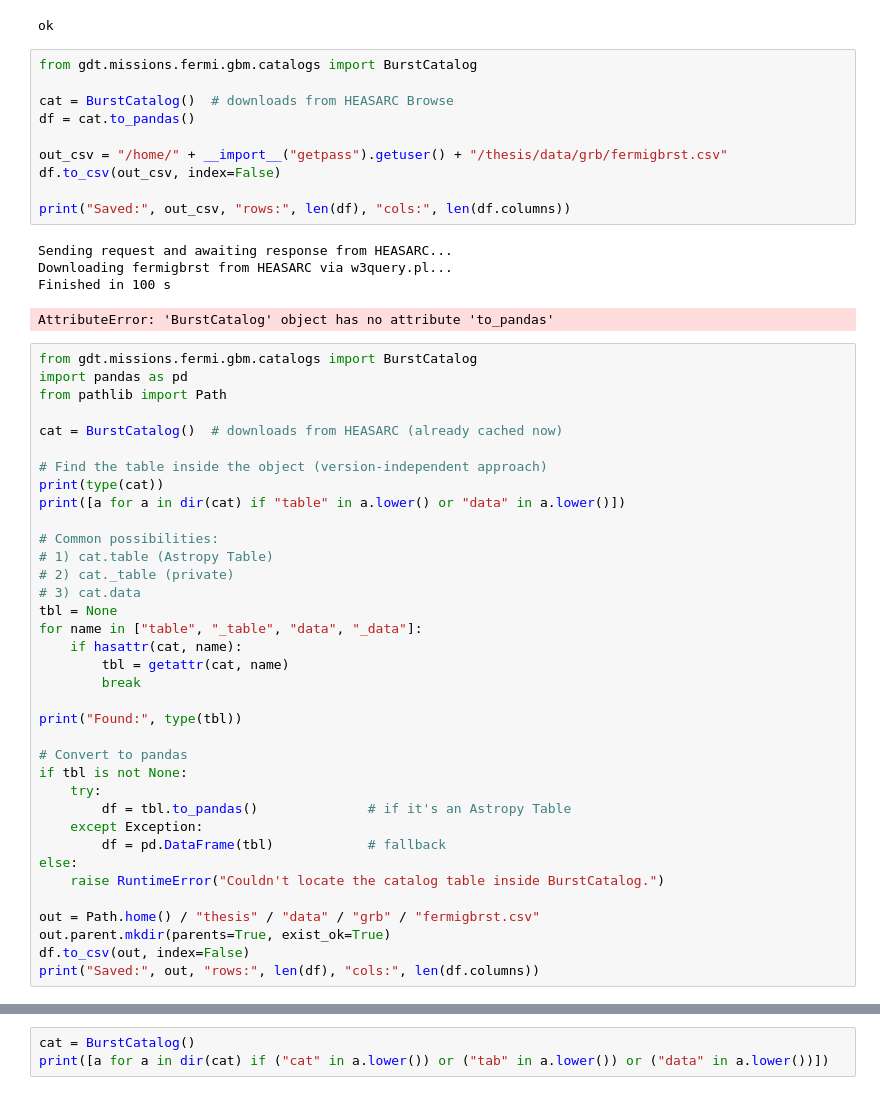
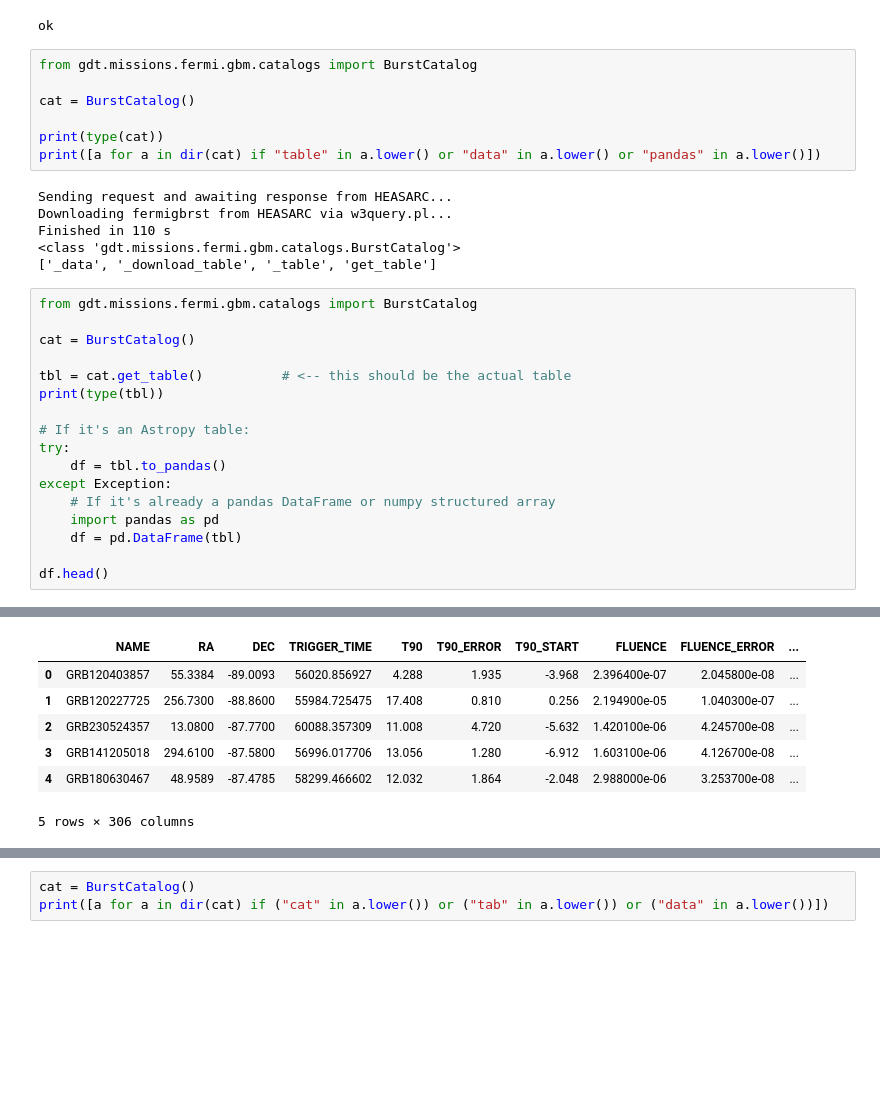
Before and after one commit to mirazxi/thesis-ams-grb-agn, a Jupyter notebook: Untitled.ipynb, the cells around one changed output, grey strips where cells are left out. Drawn from its saved outputs; the diff is of its cells as text; blank space fills up the shorter version.

```diff
--- a/Untitled.ipynb
+++ b/Untitled.ipynb
@@ -11,51 +11,31 @@ ok
 # %%
 from gdt.missions.fermi.gbm.catalogs import BurstCatalog
 
-cat = BurstCatalog()  # downloads from HEASARC Browse
-df = cat.to_pandas()
+cat = BurstCatalog()
 
-out_csv = "/home/" + __import__("getpass").getuser() + "/thesis/data/grb/fermigbrst.csv"
-df.to_csv(out_csv, index=False)
-
-print("Saved:", out_csv, "rows:", len(df), "cols:", len(df.columns))
+print(type(cat))
+print([a for a in dir(cat) if "table" in a.lower() or "data" in a.lower() or "pandas" in a.lower()])
 # %% [output]
 Sending request and awaiting response from HEASARC...
 Downloading fermigbrst from HEASARC via w3query.pl...
-Finished in 100 s
+Finished in 110 s
+<class 'gdt.missions.fermi.gbm.catalogs.BurstCatalog'>
+['_data', '_download_table', '_table', 'get_table']
-AttributeError: 'BurstCatalog' object has no attribute 'to_pandas'
 # %%
 from gdt.missions.fermi.gbm.catalogs import BurstCatalog
-import pandas as pd
-from pathlib import Path
 
-cat = BurstCatalog()  # downloads from HEASARC (already cached now)
+cat = BurstCatalog()
 
-# Find the table inside the object (version-independent approach)
-print(type(cat))
-print([a for a in dir(cat) if "table" in a.lower() or "data" in a.lower()])
+tbl = cat.get_table()          # <-- this should be the actual table
+print(type(tbl))
 
-# Common possibilities:
-# 1) cat.table (Astropy Table)
-# 2) cat._table (private)
-# 3) cat.data
-tbl = None
-for name in ["table", "_table", "data", "_data"]:
-    if hasattr(cat, name):
-        tbl = getattr(cat, name)
-        break
+# If it's an Astropy table:
+try:
+    df = tbl.to_pandas()
+except Exception:
+    # If it's already a pandas DataFrame or numpy structured array
+    import pandas as pd
+    df = pd.DataFrame(tbl)
 
-print("Found:", type(tbl))
-
-# Convert to pandas
-if tbl is not None:
-    try:
-        df = tbl.to_pandas()              # if it's an Astropy Table
-    except Exception:
-        df = pd.DataFrame(tbl)            # fallback
-else:
-    raise RuntimeError("Couldn't locate the catalog table inside BurstCatalog.")
-
-out = Path.home() / "thesis" / "data" / "grb" / "fermigbrst.csv"
-out.parent.mkdir(parents=True, exist_ok=True)
-df.to_csv(out, index=False)
-print("Saved:", out, "rows:", len(df), "cols:", len(df.columns))
+df.head()
+# %% [output]
@@ -62,3 +46,10 @@ print("Saved:", out, "rows:", len(df), "cols:", len(df.columns))
+|  | NAME | RA | DEC | TRIGGER_TIME | T90 | T90_ERROR | T90_START | FLUENCE | FLUENCE_ERROR | ... |
+| 0 | GRB120403857 | 55.3384 | -89.0093 | 56020.856927 | 4.288 | 1.935 | -3.968 | 2.396400e-07 | 2.045800e-08 | ... |
+| 1 | GRB120227725 | 256.7300 | -88.8600 | 55984.725475 | 17.408 | 0.810 | 0.256 | 2.194900e-05 | 1.040300e-07 | ... |
+| 2 | GRB230524357 | 13.0800 | -87.7700 | 60088.357309 | 11.008 | 4.720 | -5.632 | 1.420100e-06 | 4.245700e-08 | ... |
+| 3 | GRB141205018 | 294.6100 | -87.5800 | 56996.017706 | 13.056 | 1.280 | -6.912 | 1.603100e-06 | 4.126700e-08 | ... |
+| 4 | GRB180630467 | 48.9589 | -87.4785 | 58299.466602 | 12.032 | 1.864 | -2.048 | 2.988000e-06 | 3.253700e-08 | ... |
+5 rows × 306 columns
 # %%
 import gdt
 import gdt.missions.fermi
```
Also changed, not shown: parts of 4 cells of this notebook, 1 other file.
